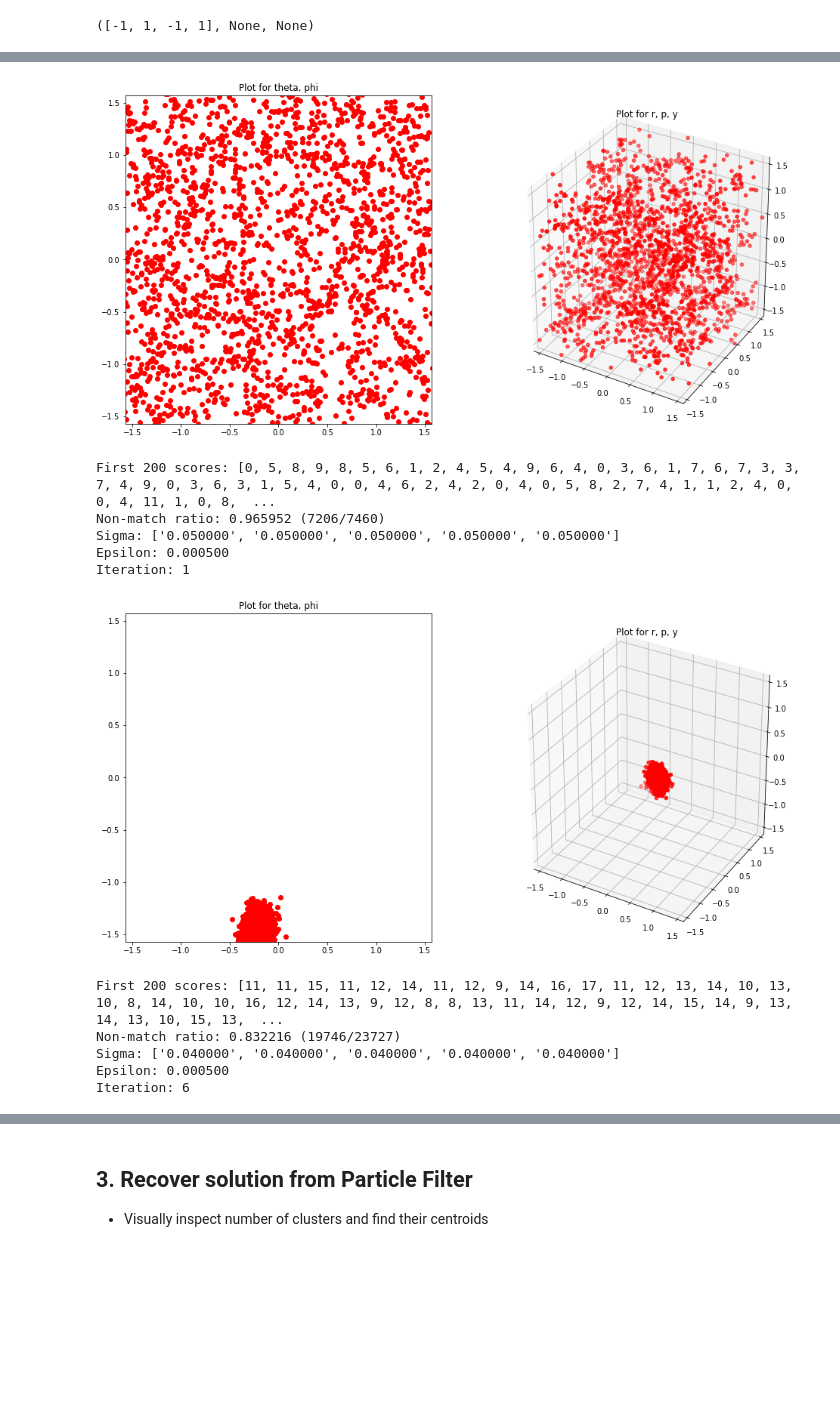
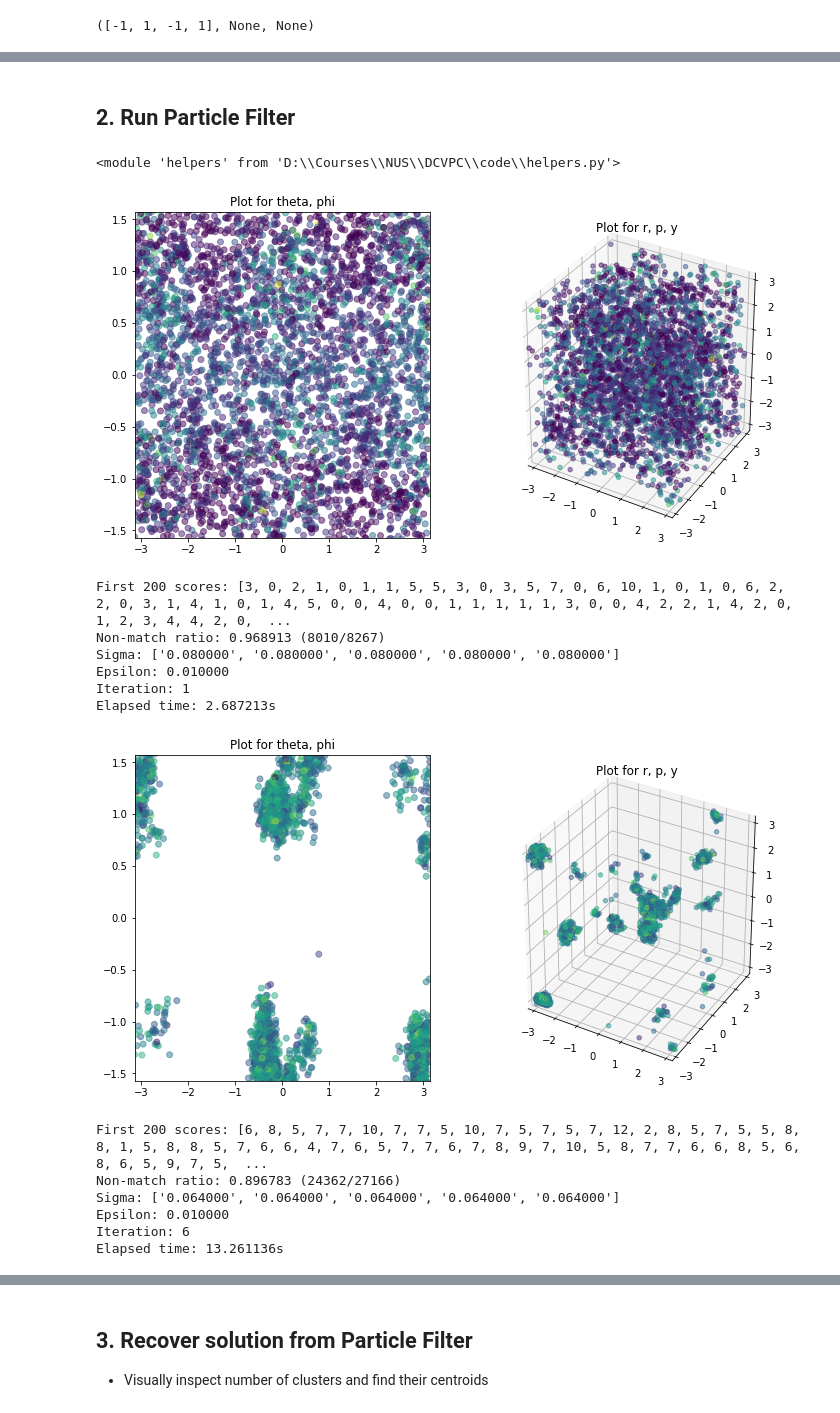
Before and after one commit to seventwoten/pcpf, a Jupyter notebook: ParticleFilter_TR.ipynb, the cells around one changed output, grey strips where cells are left out. Saved outputs shown, nothing was run; the diff lists cells and outputs as text; code cells hidden in the pictures; blank space fills up the shorter version.

Commit message:
Updated experiments in 5D (full sampling range & vectorised)

```diff
--- a/ParticleFilter_TR.ipynb
+++ b/ParticleFilter_TR.ipynb
@@ -114,3 +135,7 @@ diff_sph = np.array([theta, phi, diff[3], diff[4], diff[5]])
+# %%
+# Points are fixed for debugging at the moment
+pts1 = np.array([[ 0.189, 0.185], [ 0.4 , -0.232], [-0.006, 0.211], [ 0.102, -0.31 ], [ 0.332, 0.618], [ 0.15 , -0.321], [-0.002, -0.443], [ 0.71 , -0.337], [-0.171, -0.167], [-0.018, -0.261], [-0.101, -0.23 ], [ 0.178, -0.228], [-0.446, -0.444], [ 0.334, 0.179], [-0.365, 0.141], [ 0.292, 0.215], [-0.3 , 0.021], [ 0.657, -0.943], [-0.018, 0.205], [ 0.457, 0.009], [ 0.789, 0.955], [ 0.048, 0.33 ], [-0.956, -0.838], [-0.346, 0.23 ], [ 0.641, -0.765]], dtype='float32')
+pts2 = np.array([[ 0.423, 0.509], [-0.421, 0.485], [ 0.17 , 0.507], [ 0.075, 0.022], [ 0.162, 1.138], [-0.067, 0.119], [-0.069, -0.037], [-0.134, 0.306], [ 0.083, 0.106], [-0.145, 0.196], [ 0.13 , 0.026], [ 0.01 , 0.179], [-0.332, 0.138], [ 0.521, 0.578], [-0.088, 0.417], [-0.021, 0.711], [ 0.022, 0.282], [-0.73 , 0.161], [ 0.136, 0.506], [ 0.412, 0.443], [-0.491, 0.086], [-0.135, -0.912], [-0.321, 0.002], [ 0.6 , -0.35 ], [ 0.428, -0.009]], dtype='float32')
 # %%
 # Display pts1 and pts2
 plt.plot(pts1[:n_corr, 0], pts1[:n_corr, 1], 'b*'), plt.plot(pts1[n_corr:, 0], pts1[n_corr:, 1], 'r*')
@@ -177,27 +149,36 @@ array([[ 0.423,  0.509],
+# %% [markdown]
+## 2. Run Particle Filter
+# %%
+from importlib import reload
+reload(helpers)
+# %% [output]
+<module 'helpers' from 'D:\\Courses\\NUS\\DCVPC\\code\\helpers.py'>
 # %%
 from helpers import ParticleFilter, generateSamples
 import matplotlib.pyplot as plt
 from mpl_toolkits.mplot3d import Axes3D
+import time
 
+start_time = time.time()
 # ---------------------------------------------------------
 # Adjustable parameters
 # ---------------------------------------------------------
 
 iterations = 30
-m = 2000
+m = 4000
 
 # Set range to be a uniform cube of length 1 around the solution
 # ranges = np.array([[*diff_sph-0.5, 1/m], [*diff_sph+0.5, 1/m]]).T
 
-ranges = np.array([[-pi/2, pi/2],
+ranges = np.array([[-pi, pi],
                    [-pi/2, pi/2],
-                   [-pi/2, pi/2],
-                   [-pi/2, pi/2],
-                   [-pi/2, pi/2],
+                   [-pi, pi],
+                   [-pi, pi],
+                   [-pi, pi],
                    [1/m, 1/m]])
 
-e = 0.0005
-sigma = np.array([*[0.05]*2, *[0.05]*3]) # np.array([0.01] * 6) # np.array([0.1, 0.1, 0.1, 0.3, 0.3, 0.3])
+e = 0.01
+sigma = np.array([*[0.08]*5])
 
 # Multiply sigma by a factor after a number of iterations
 sigma_factor   = 0.8
@@ -210,52 +191,62 @@ e_interval = 5
 # ---------------------------------------------------------
 
 S_new = generateSamples(m, ranges)
 
 for i in range(iterations):
     S_new, score_list, nmc, mc = ParticleFilter(S_new, sigma, pts1, pts2, n_corr, epsilon = e, epipole_t = 0.3, norm_mode = "softmax")
 
     # Print for every 5 iterations, and for the last iteration
     if i%5 == 0 or i+1 == iterations:
-        fig = plt.figure(figsize = (16,8))
+        fig = plt.figure(figsize = (18,6))
 
-        ax1 = fig.add_subplot(121)
-        ax1.scatter(*S_new[:2,:], c= 'red')
-        ax1.set_xlim(-pi/2, pi/2)
-        ax1.set_ylim(-pi/2, pi/2)
+        ax1 = fig.add_subplot(131)
+        ax1.scatter(*S_new[:2,:], c= score_list, alpha=0.5)
+        ax1.set_xlim(*ranges[0])
+        ax1.set_ylim(*ranges[1])
         ax1.set_title("Plot for theta, phi")
 
-        ax2 = fig.add_subplot(122, projection='3d')
-        ax2.scatter(*S_new[2:,:], c= 'red')
-        ax2.set_xlim3d(-pi/2, pi/2)
-        ax2.set_ylim3d(-pi/2, pi/2)
-        ax2.set_zlim3d(-pi/2, pi/2)
+        ax2 = fig.add_subplot(132, projection='3d')
+        ax2.scatter(*S_new[2:5,:], c= score_list, alpha=0.5)
+        ax2.set_xlim3d(*ranges[2])
+        ax2.set_ylim3d(*ranges[3])
+        ax2.set_zlim3d(*ranges[4])
         ax2.set_title("Plot for r, p, y")
+
+        if S_new.shape[0] == 8:
+            ax3 = fig.add_subplot(133)
+            ax3.scatter(*S_new[5:7,:], c= score_list, alpha=0.5)
+            ax3.set_xlim(*ranges[5])
+            ax3.set_ylim(*ranges[6])
+            ax3.set_title("Plot for f1, f2")
 
         plt.show()
 
         print("First 200 scores: " + str(score_list[:200])) # print first 200 scores only
         print("Non-match ratio: %f (%d/%d)" % (nmc/mc, nmc, mc))
         print("Sigma: " + str(["{0:f}".format(s) for s in sigma]))
         print("Epsilon: %f" % (e))
         print("Iteration: %d" % (i+1))
+        print("Elapsed time: %fs" % (time.time() - start_time))
 
     # Decrease sigma over iterations
     if sigma_factor != 1 and (i+1) % sigma_interval == 0:
         sigma *= sigma_factor
 
     # Decrease epsilon over iterations
     if e_factor != 1 and (i+1) % e_interval == 0:
         e *= e_factor
 # %% [output]
-[figure, old version]
+[figure, new version]
-First 200 scores: [0, 5, 8, 9, 8, 5, 6, 1, 2, 4, 5, 4, 9, 6, 4, 0, 3, 6, 1, 7, 6, 7, 3, 3, 7, 4, 9, 0, 3, 6, 3, 1, 5, 4, 0, 0, 4, 6, 2, 4, 2, 0, 4, 0, 5, 8, 2, 7, 4, 1, 1, 2, 4, 0, 0, 4, 11, 1, 0, 8,  ...
-Non-match ratio: 0.965952 (7206/7460)
-Sigma: ['0.050000', '0.050000', '0.050000', '0.050000', '0.050000']
-Epsilon: 0.000500
+First 200 scores: [3, 0, 2, 1, 0, 1, 1, 5, 5, 3, 0, 3, 5, 7, 0, 6, 10, 1, 0, 1, 0, 6, 2, 2, 0, 3, 1, 4, 1, 0, 1, 4, 5, 0, 0, 4, 0, 0, 1, 1, 1, 1, 1, 3, 0, 0, 4, 2, 2, 1, 4, 2, 0, 1, 2, 3, 4, 4, 2, 0,  ...
+Non-match ratio: 0.968913 (8010/8267)
+Sigma: ['0.080000', '0.080000', '0.080000', '0.080000', '0.080000']
+Epsilon: 0.010000
 Iteration: 1
+Elapsed time: 2.687213s
-[figure, old version]
+[figure, new version]
-First 200 scores: [11, 11, 15, 11, 12, 14, 11, 12, 9, 14, 16, 17, 11, 12, 13, 14, 10, 13, 10, 8, 14, 10, 10, 16, 12, 14, 13, 9, 12, 8, 8, 13, 11, 14, 12, 9, 12, 14, 15, 14, 9, 13, 14, 13, 10, 15, 13,  ...
-Non-match ratio: 0.832216 (19746/23727)
-Sigma: ['0.040000', '0.040000', '0.040000', '0.040000', '0.040000']
-Epsilon: 0.000500
+First 200 scores: [6, 8, 5, 7, 7, 10, 7, 7, 5, 10, 7, 5, 7, 5, 7, 12, 2, 8, 5, 7, 5, 5, 8, 8, 1, 5, 8, 8, 5, 7, 6, 6, 4, 7, 6, 5, 7, 7, 6, 7, 8, 9, 7, 10, 5, 8, 7, 7, 6, 6, 8, 5, 6, 8, 6, 5, 9, 7, 5,  ...
+Non-match ratio: 0.896783 (24362/27166)
+Sigma: ['0.064000', '0.064000', '0.064000', '0.064000', '0.064000']
+Epsilon: 0.010000
 Iteration: 6
+Elapsed time: 13.261136s
```
Also changed, not shown: parts of 17 cells of this notebook.
